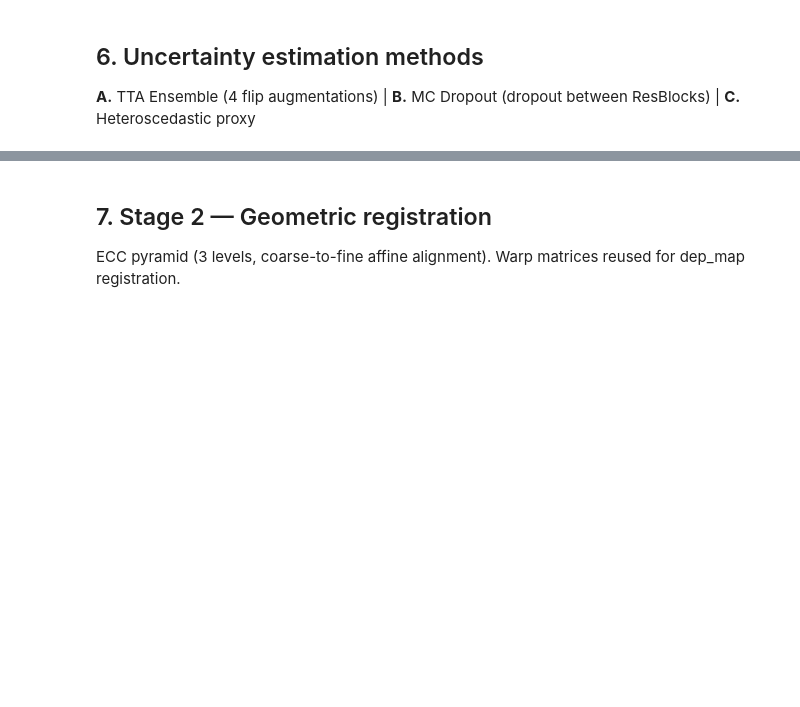
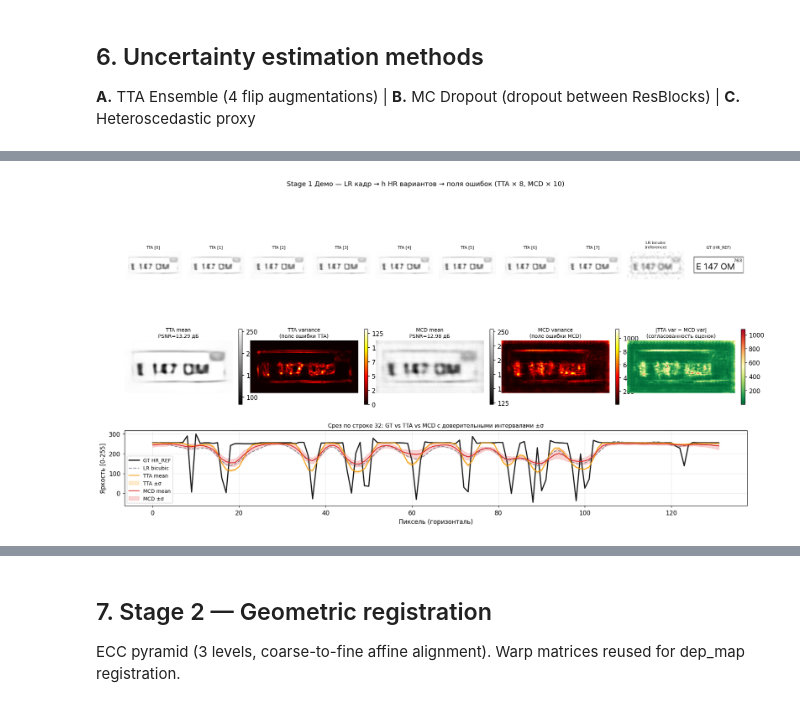
Before and after one commit to Matosik/Scientific-research-work, a Jupyter notebook: NIR_Pipeline.ipynb, the cells around one changed output, grey strips where cells are left out. Cells and saved outputs as stored; diff of their text form; code cells hidden in the pictures; blank space fills up the shorter version.

```diff
--- a/NIR_Pipeline.ipynb
+++ b/NIR_Pipeline.ipynb
@@ -556,0 +631,92 @@ def heteroscedastic_infer(model, lr_gray, scale=SCALE):
+# %%
+# ─── STAGE 1 DEMO: LR → h HR вариантов → поле ошибки ────────────────────────
+# Показывает СУТЬ задачи: для одного LR кадра генерируем h вариантов HR
+# (TTA=8, MCD=10), считаем variance как поле ошибки, mean как SR-результат.
+
+lr0 = LR_SERIES[0]    # один LR кадр из серии
+h0, w0 = lr0.shape
+
+# ── TTA: 8 вариантов через геометрические аугментации ────────────────────────
+tta_variants = []
+for i in range(8):
+    aug = _tta_aug(lr0, i)
+    sr  = edsr_infer(EDSR_MODEL, aug)
+    inv = _tta_inv(sr, i)
+    inv = cv2.resize(inv, (w0*SCALE, h0*SCALE), interpolation=cv2.INTER_LINEAR)
+    tta_variants.append(inv)
+tta_stack   = np.stack(tta_variants)       # (8, H, W)
+tta_mean    = tta_stack.mean(0)            # SR-результат
+tta_var     = tta_stack.var(0)             # поле ошибки
+
+# ── MCD: 10 вариантов через MC Dropout ───────────────────────────────────────
+mcd_variants = [_mcd_forward(EDSR_MODEL, lr0) for _ in range(10)]
+mcd_stack    = np.stack(mcd_variants)
+mcd_mean     = mcd_stack.mean(0)
+mcd_var      = mcd_stack.var(0)
+
+# ── Визуализация ──────────────────────────────────────────────────────────────
+fig = plt.figure(figsize=(20, 9))
+gs  = gridspec.GridSpec(3, 10, figure=fig, hspace=0.35, wspace=0.1)
+
+# Row 0: 8 TTA вариантов
+for i in range(8):
+    ax = fig.add_subplot(gs[0, i])
+    ax.imshow(np.clip(tta_variants[i], 0, 255), cmap='gray', vmin=0, vmax=255)
+    ax.set_title(f'TTA [{i}]', fontsize=7)
+    ax.axis('off')
+# Исходный LR (растянутый для сравнения)
+ax = fig.add_subplot(gs[0, 8])
+lr0_up = cv2.resize(lr0, (w0*SCALE, h0*SCALE), interpolation=cv2.INTER_CUBIC)
+ax.imshow(lr0_up, cmap='gray', vmin=0, vmax=255)
+ax.set_title('LR bicubic\n(reference)', fontsize=7); ax.axis('off')
+ax = fig.add_subplot(gs[0, 9])
+ax.imshow(HR_REF, cmap='gray', vmin=0, vmax=255)
+ax.set_title('GT (HR_REF)', fontsize=7); ax.axis('off')
+
+# Row 1: TTA mean / variance / MCD mean / MCD variance
+for col, (img, cmap, title) in enumerate([
+    (np.clip(tta_mean, 0, 255), 'gray',  f'TTA mean\nPSNR={psnr(HR_REF, tta_mean):.2f} дБ'),
+    (tta_var,                   'hot',   f'TTA variance\n(поле ошибки TTA)'),
+    (np.clip(mcd_mean, 0, 255), 'gray',  f'MCD mean\nPSNR={psnr(HR_REF, mcd_mean):.2f} дБ'),
+    (mcd_var,                   'hot',   f'MCD variance\n(поле ошибки MCD)'),
+]):
+    ax = fig.add_subplot(gs[1, col*2:(col+1)*2])
+    im = ax.imshow(img, cmap=cmap)
+    ax.set_title(title, fontsize=9); ax.axis('off')
+    plt.colorbar(im, ax=ax, fraction=0.05)
+
+# Разница полей ошибок
+ax = fig.add_subplot(gs[1, 8:])
+diff_var = np.abs(tta_var - mcd_var)
+im = ax.imshow(diff_var, cmap='RdYlGn_r')
+ax.set_title('|TTA var − MCD var|\n(согласованность оценок)', fontsize=9); ax.axis('off')
+plt.colorbar(im, ax=ax, fraction=0.05)
+
+# Row 2: Горизонтальный срез через центр — сравнение вариантов
+ax_slice = fig.add_subplot(gs[2, :])
+row_idx = h0 * SCALE // 2
+ax_slice.plot(HR_REF[row_idx],       color='black', linewidth=2, label='GT HR_REF', alpha=0.9)
+ax_slice.plot(lr0_up[row_idx],       color='#6b7280', linewidth=1.5, linestyle='--', label='LR bicubic', alpha=0.8)
+ax_slice.plot(tta_mean[row_idx],     color='#f59e0b', linewidth=1.5, label='TTA mean')
+ax_slice.fill_between(range(w0*SCALE),
+    tta_mean[row_idx] - np.sqrt(tta_var[row_idx]),
+    tta_mean[row_idx] + np.sqrt(tta_var[row_idx]),
+    alpha=0.2, color='#f59e0b', label='TTA ±σ')
+ax_slice.plot(mcd_mean[row_idx], color='#dc2626', linewidth=1.5, label='MCD mean')
+ax_slice.fill_between(range(w0*SCALE),
+    mcd_mean[row_idx] - np.sqrt(mcd_var[row_idx]),
+    mcd_mean[row_idx] + np.sqrt(mcd_var[row_idx]),
+    alpha=0.2, color='#dc2626', label='MCD ±σ')
+ax_slice.set_xlabel('Пиксель (горизонталь)')
+ax_slice.set_ylabel('Яркость [0-255]')
+ax_slice.set_title(f'Срез по строке {row_idx}: GT vs TTA vs MCD с доверительными интервалами ±σ', fontsize=10)
+ax_slice.legend(fontsize=9); ax_slice.grid(alpha=0.3)
+
+plt.suptitle('Stage 1 Демо — LR кадр → h HR вариантов → поля ошибок (TTA × 8, MCD × 10)', fontsize=12, y=1.01)
+plt.show()
+
+print(f'TTA variance: mean={tta_var.mean():.2f}  max={tta_var.max():.2f}')
+print(f'MCD variance: mean={mcd_var.mean():.2f}  max={mcd_var.max():.2f}')
+print(f'TTA/MCD согласованность (Spearman): {spearman_corr(tta_var, mcd_var):.3f}')
+# %% [output]
+[figure, added]
```
Also changed, not shown: parts of 22 cells of this notebook, 14 other files.
